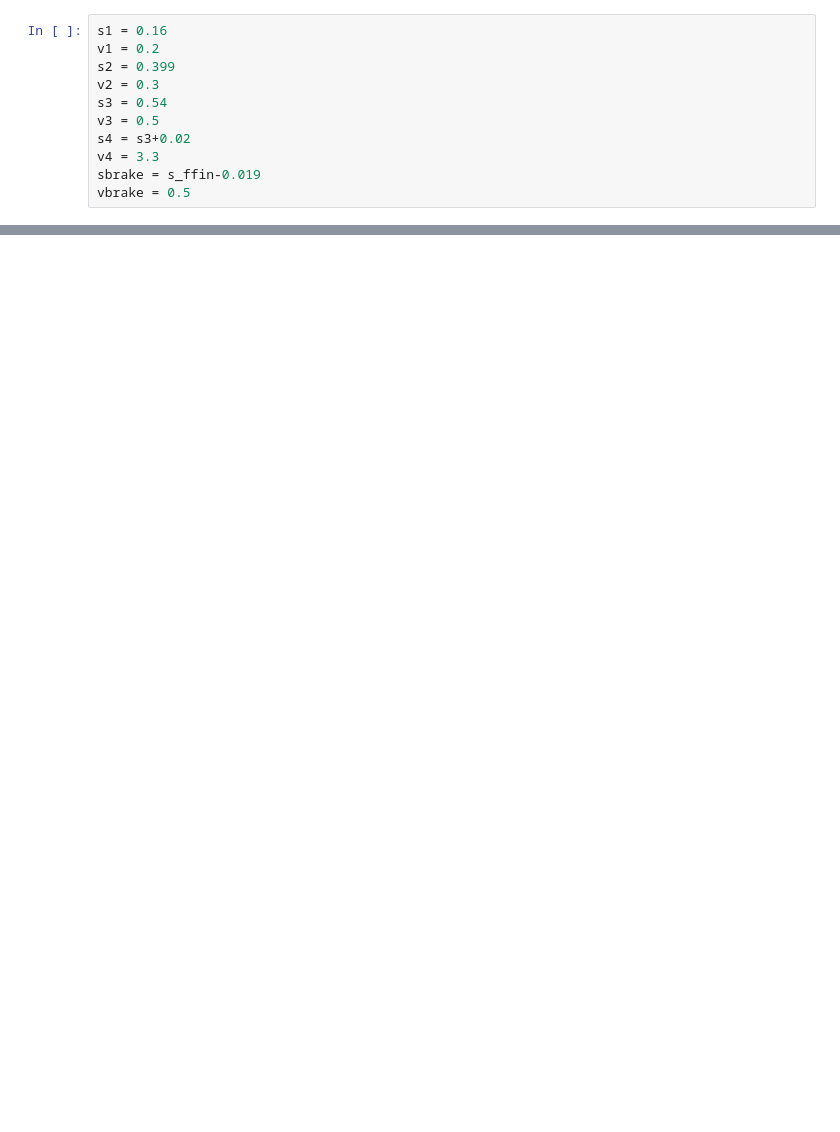
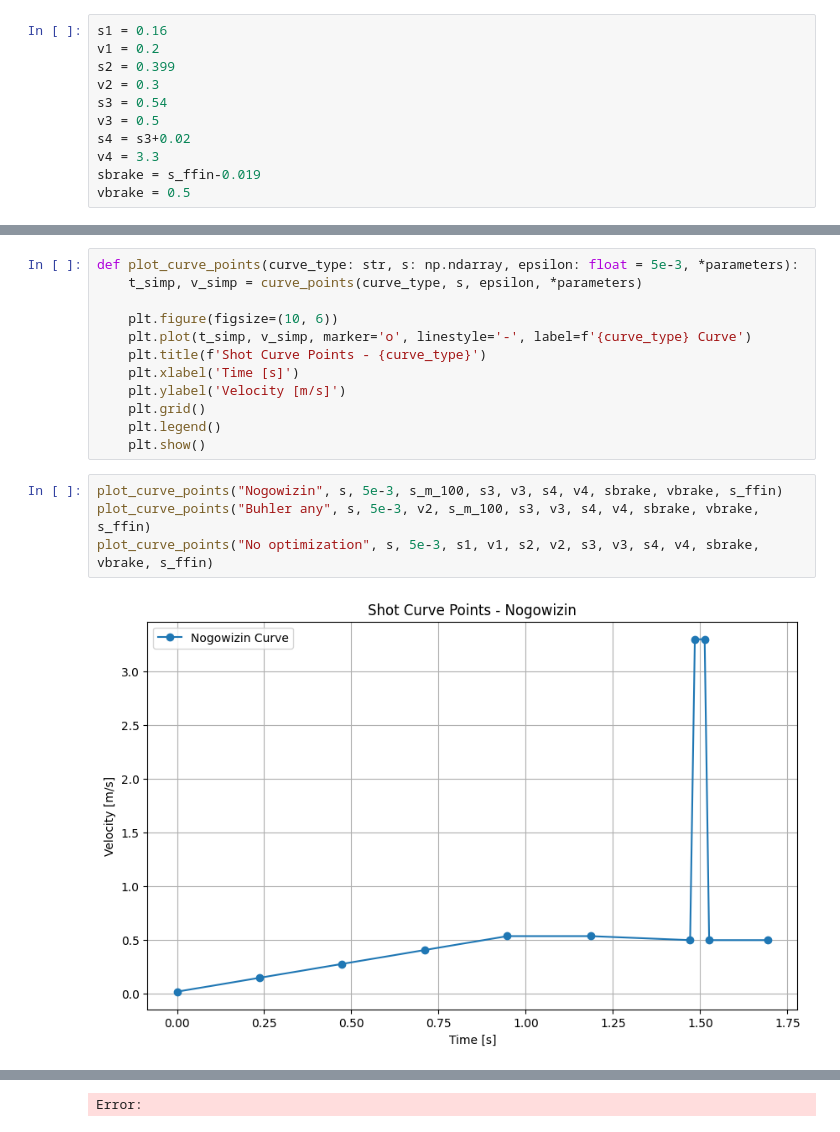
Before and after one commit to themoeee/casting_project, a Jupyter notebook: utils - bueler_nils/generate_shot_curve_points.ipynb, the cells around one changed output, grey strips where cells are left out. Saved outputs shown, nothing was run; the diff lists cells and outputs as text; blank space fills up the shorter version.

```diff
--- a/utils - bueler_nils/generate_shot_curve_points.ipynb
+++ b/utils - bueler_nils/generate_shot_curve_points.ipynb
@@ -282,3 +280,21 @@ curve_points("No optimization", s, 5e-3, s1, v1, s2, v2, s3, v3, s4, v4, sbrake,
  array([0.02      , 0.044075  , 0.08255   , 0.132725  , 0.2       ,
         0.24661088, 0.3       , 0.39148936, 0.5       , 3.3       ,
         3.3       , 0.5       , 0.5       ]))
+# %%
+def plot_curve_points(curve_type: str, s: np.ndarray, epsilon: float = 5e-3, *parameters):
+    t_simp, v_simp = curve_points(curve_type, s, epsilon, *parameters)
+
+    plt.figure(figsize=(10, 6))
+    plt.plot(t_simp, v_simp, marker='o', linestyle='-', label=f'{curve_type} Curve')
+    plt.title(f'Shot Curve Points - {curve_type}')
+    plt.xlabel('Time [s]')
+    plt.ylabel('Velocity [m/s]')
+    plt.grid()
+    plt.legend()
+    plt.show()
+# %%
+plot_curve_points("Nogowizin", s, 5e-3, s_m_100, s3, v3, s4, v4, sbrake, vbrake, s_ffin)
+plot_curve_points("Buhler any", s, 5e-3, v2, s_m_100, s3, v3, s4, v4, sbrake, vbrake, s_ffin)
+plot_curve_points("No optimization", s, 5e-3, s1, v1, s2, v2, s3, v3, s4, v4, sbrake, vbrake, s_ffin)
+# %% [output]
+[figure, added]
@@ -284,0 +303 @@ curve_points("No optimization", s, 5e-3, s1, v1, s2, v2, s3, v3, s4, v4, sbrake,
+Error:
```
Also changed, not shown: parts of 4 cells of this notebook, 22 other files.
